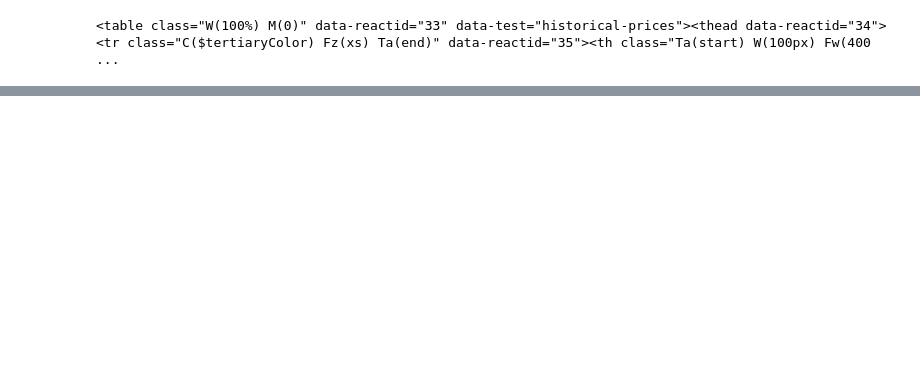
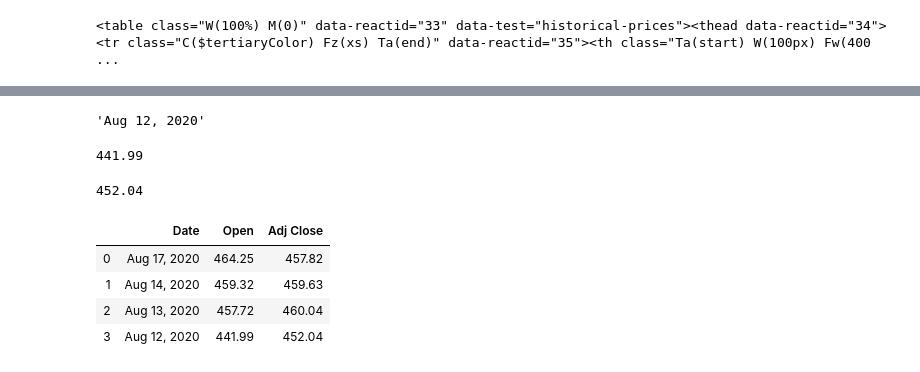
Before and after one commit to joseh4/Stock_market_monitoring, a Jupyter notebook: Updating_APPL_Chart.ipynb, the cells around one changed output, grey strips where cells are left out. Drawn from its saved outputs; the diff is of its cells as text; code cells hidden in the pictures; blank space fills up the shorter version.

```diff
--- a/Updating_APPL_Chart.ipynb
+++ b/Updating_APPL_Chart.ipynb
@@ -57,0 +149,20 @@ first
+# %%
+fourth_date = str(columns[21])
+fourth_date = fourth_date[-24:-12]
+fourth_date
+# %% [output]
+'Aug 12, 2020'
+# %%
+fourth_open_price = str(columns[22])
+fourth_open_price = fourth_open_price[-18:-12]
+fourth_open_price = float(fourth_open_price)
+fourth_open_price
+# %% [output]
+441.99
+# %%
+fourth_adj_close_price = str(columns[26])
+fourth_adj_close_price = fourth_adj_close_price[-18:-12]
+fourth_adj_close_price = float(fourth_adj_close_price)
+print(fourth_adj_close_price)
+# %% [output]
+452.04
@@ -57,0 +177,8 @@ first
+# %%
+new_information
+# %% [output]
+|  | Date | Open | Adj Close |
+| 0 | Aug 17, 2020 | 464.25 | 457.82 |
+| 1 | Aug 14, 2020 | 459.32 | 459.63 |
+| 2 | Aug 13, 2020 | 457.72 | 460.04 |
+| 3 | Aug 12, 2020 | 441.99 | 452.04 |
```
Also changed, not shown: parts of 29 cells of this notebook.
